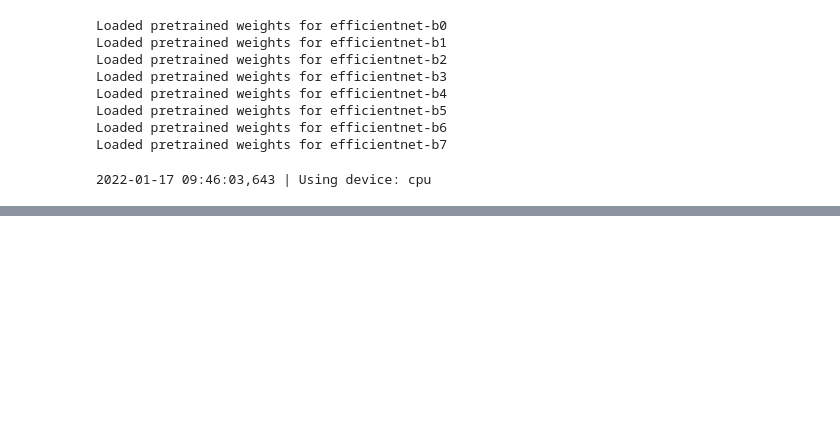
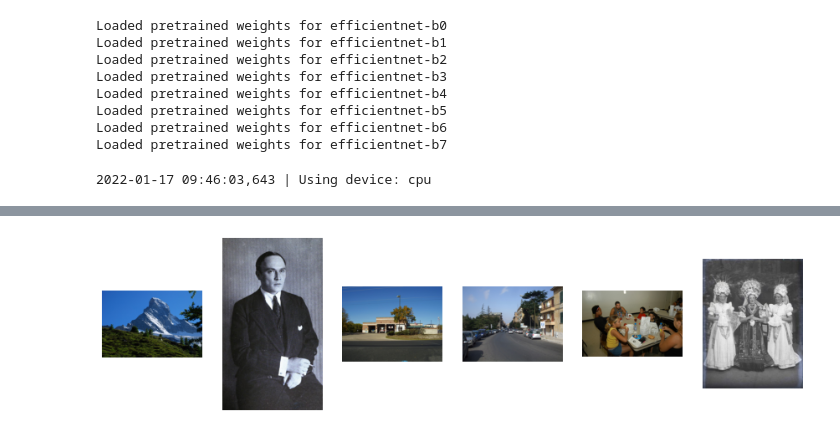
Before and after one commit to CorentinBrtx/google-landmark-retrieval-2021, a Jupyter notebook: torch.ipynb, the cells around one changed output, grey strips where cells are left out. Drawn from its saved outputs; the diff is of its cells as text; code cells hidden in the pictures; blank space fills up the shorter version.

```diff
--- a/torch.ipynb
+++ b/torch.ipynb
@@ -438,0 +454,5 @@ logger.info(60 * "-" + "\n")
+# %%
+efficient_net = EfficientNet.from_pretrained("efficientnet-b0", num_classes=512)
+backbone = EfficientNetBackbone(512, efficient_net)
+backbone = EfficientNetBackbone(512, backbone)
+angular_margin = ArcFace(512, 10001, s=64, m=0)
@@ -438,0 +553,14 @@ logger.info(60 * "-" + "\n")
+# %%
+index_ids = np.load("../test/ids.npy")
+index_embeddings = np.load("../test/embeddings.npy")
+embedding = get_single_embedding("../train/0/0/0/000a0aee5e90cbaf.jpg")
+
+results = find_best_neighbors(index_ids, index_embeddings, embedding)
+# %%
+query_data = []
+
+images_paths = glob.glob(os.path.join("..", "train", "*/*/*/*.jpg"))
+for image in images_paths:
+    image_name = os.path.splitext(os.path.basename(image))[0]
+
+    query_data.append(image_name)
@@ -438,0 +580,28 @@ logger.info(60 * "-" + "\n")
+# %%
+import matplotlib.image as mpimg
+
+sample = 105
+
+image_id = query_data[sample]
+
+embedding = get_single_embedding(get_path("../train", image_id))
+
+results = find_best_neighbors(index_ids, index_embeddings, embedding)
+
+
+fig, axs = plt.subplots(1, 6, figsize=(15, 8))
+
+img = mpimg.imread(get_path("../train", image_id))
+axs[0].imshow(img)
+axs[0].set_axis_off()
+
+
+for i in range(5):
+    img = mpimg.imread(get_path("../test", results[i]))
+    axs[i+1].imshow(img)
+    axs[i+1].set_axis_off()
+
+
+plt.show()
+# %% [output]
+[figure, added]
```
Also changed, not shown: parts of 13 cells of this notebook, 1 other file.
